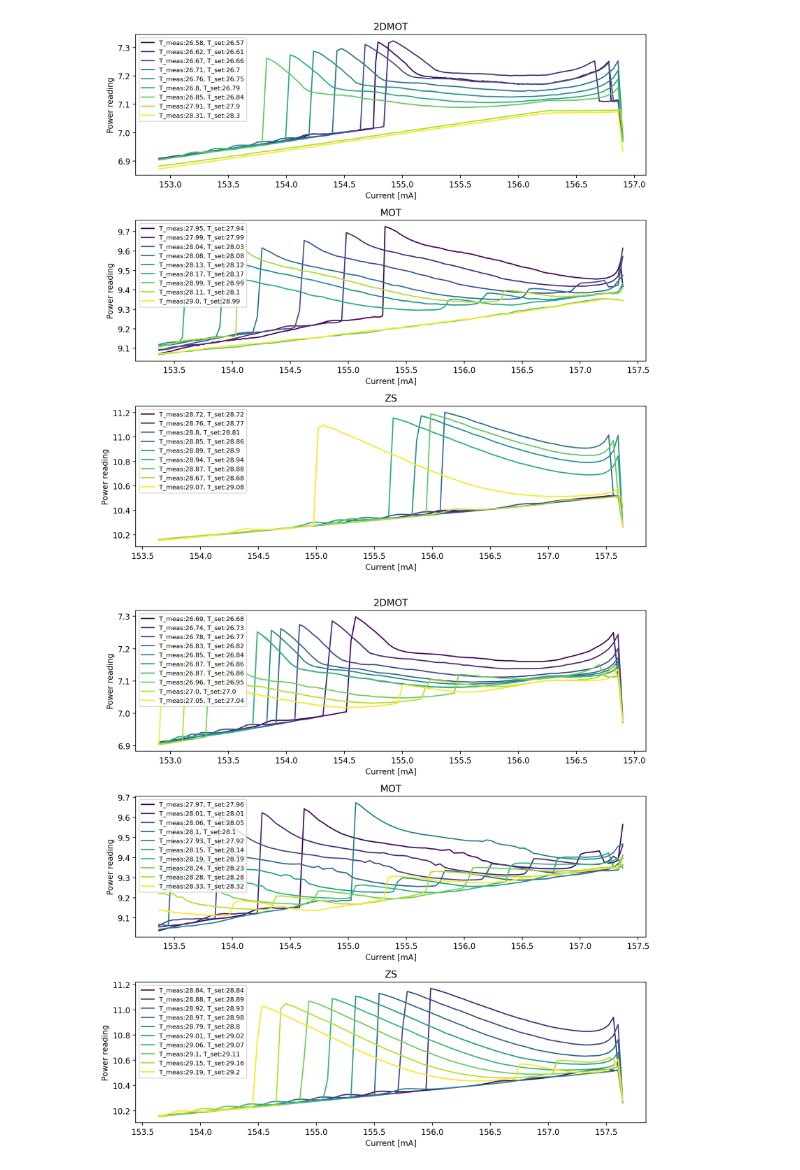
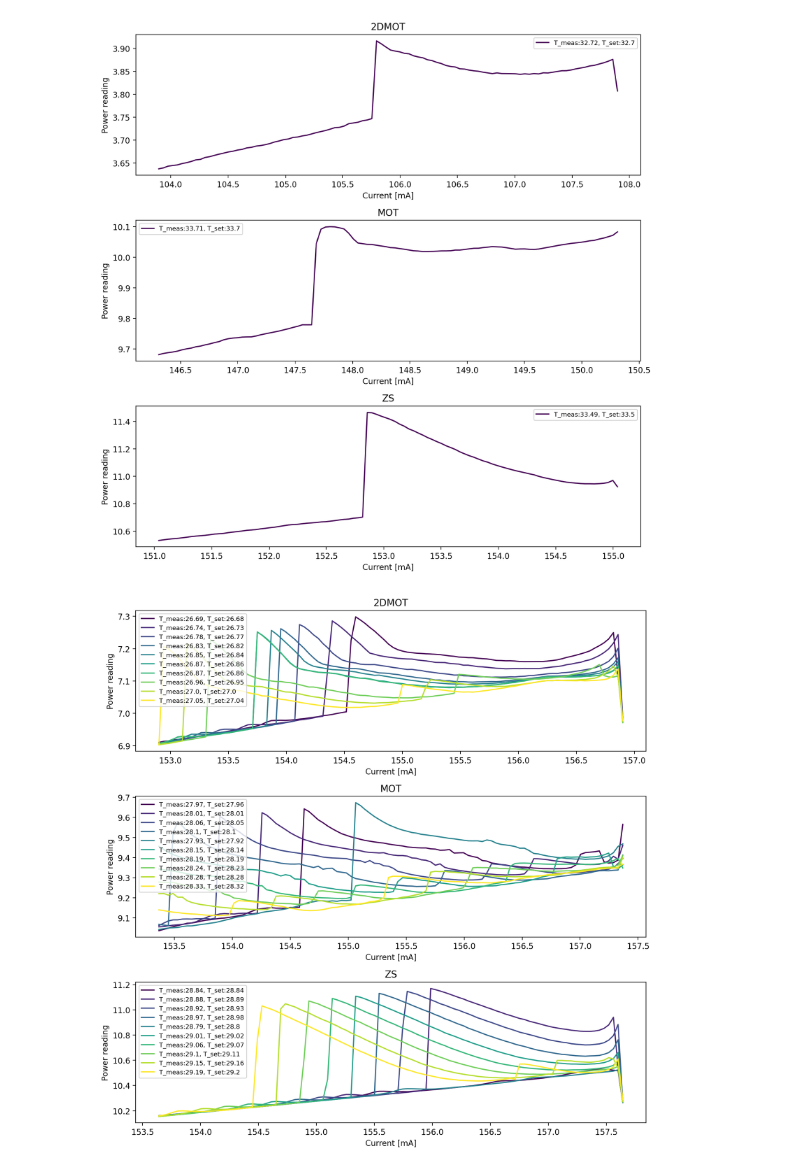
Before and after one commit to sronelab/pro8000_blues, a Jupyter notebook: T-I_measurement/data_analysis.ipynb, the cells around one changed output. Drawn from its saved outputs; the diff is of its cells as text; code cells hidden in the pictures.

```diff
--- a/T-I_measurement/data_analysis.ipynb
+++ b/T-I_measurement/data_analysis.ipynb
@@ -5,29 +5,29 @@ import matplotlib.pyplot as plt
 import numpy as np
 import matplotlib as mpl
 # %%
-fnames = glob.glob("data/20230903*.json")
+fnames = glob.glob("data/20250826*.json")
 data = []
 for fname in fnames:
     with open(fname) as f:
         data.append(json.load(f))
 
 Tlist = np.array([d[0]["T_measured"] for d in data])
 Tsortindx = np.argsort(Tlist)
 data = np.array(data)[Tsortindx]
 
 fig , axes = plt.subplots(3, 1, dpi=200, figsize=(10, 10))
 viridis = mpl.cm.viridis(np.linspace(0,1, num=len(data)))
 for jj in range(len(data)):
     ii = 0
     for channel in data[jj]:
         axes[ii].plot(channel["I_measured"], channel["P_measured"], label=f"T_meas:{np.round(channel['T_measured'], decimals=2)}, T_set:{np.round(channel['T_set'], decimals=2)}", color=viridis[jj])
         axes[ii].set_title(channel["name"])
         axes[ii].set(xlabel="Current [mA]", ylabel="Power reading")
         axes[ii].legend(fontsize=8)
         ii += 1
 fig.tight_layout()
 # %% [output]
-[figure, old version]
+[figure, new version]
 # %%
 fnames = glob.glob("data/20230904*.json")
 data = []
```
Also changed, not shown: 9 other files.
